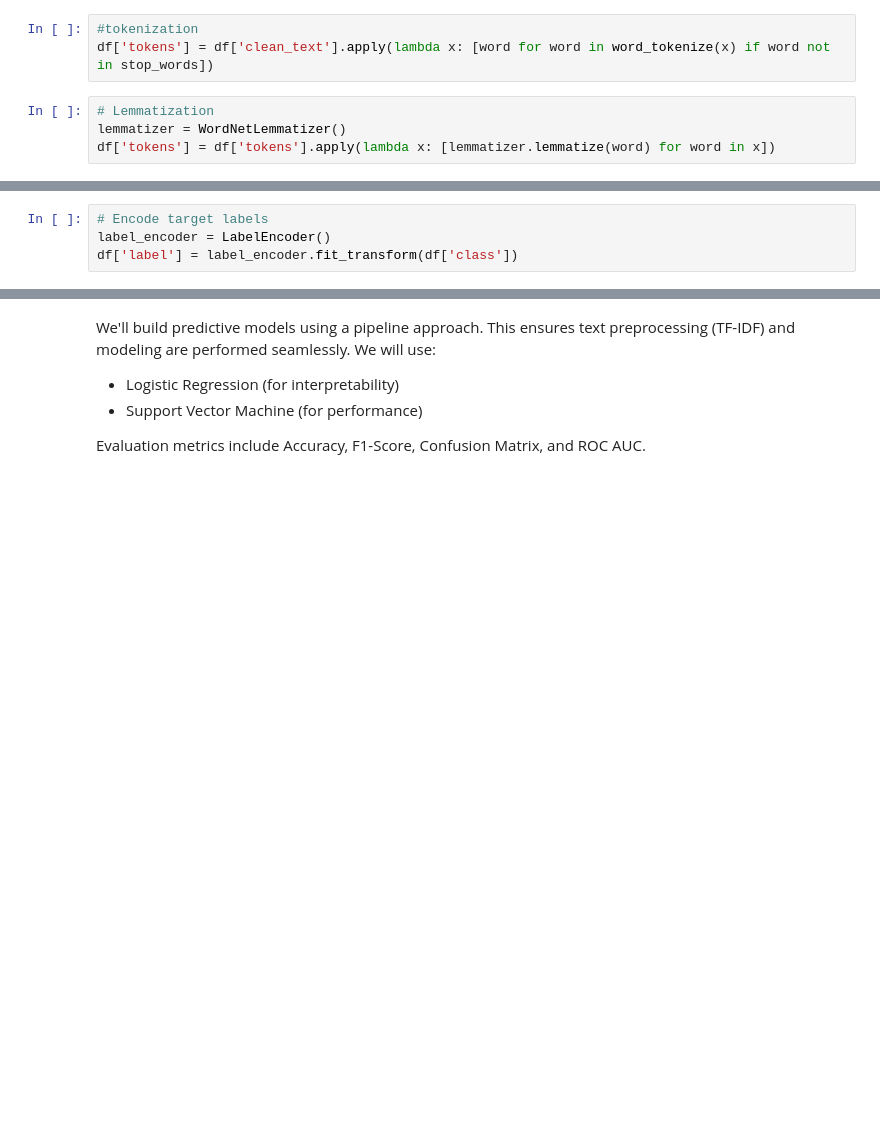
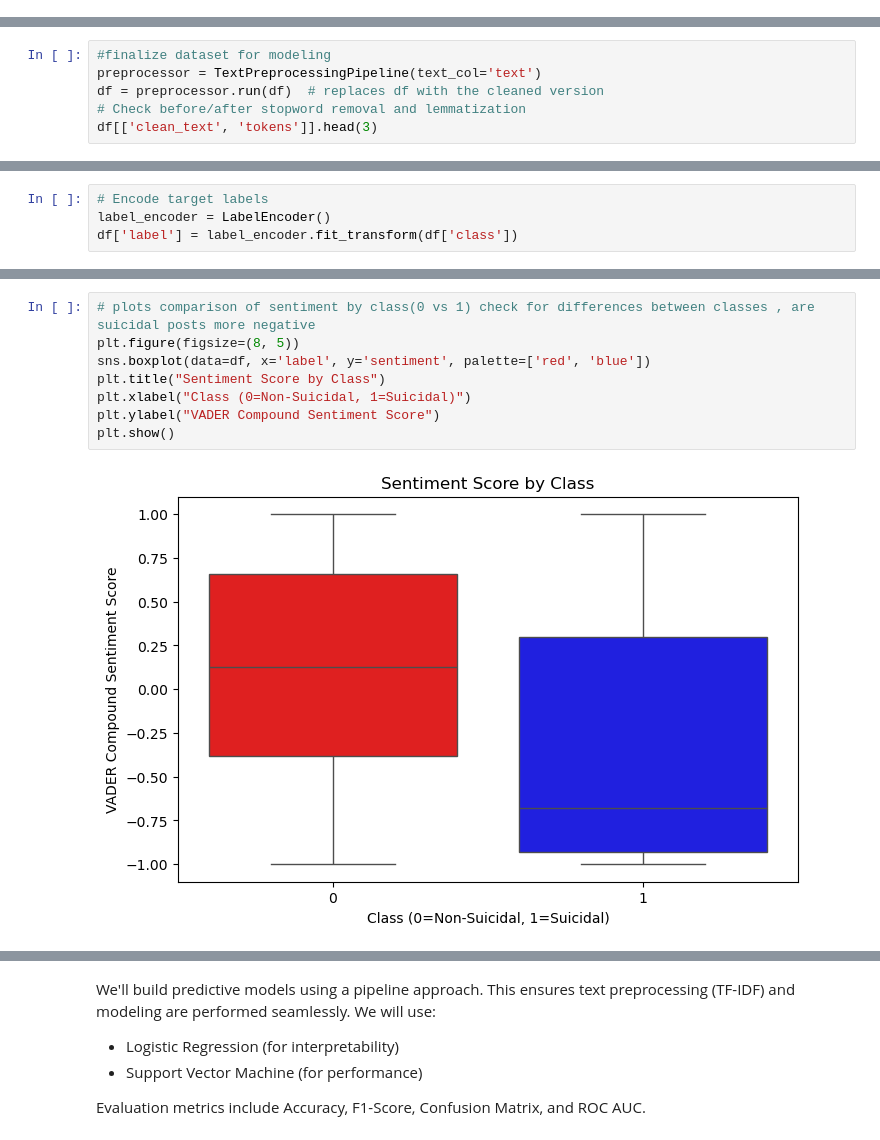
Before and after one commit to MichelleUsagi/PHASE-4-PROJECT-, a Jupyter notebook: notebook.ipynb, the cells around one changed output, grey strips where cells are left out. Drawn from its saved outputs; the diff is of its cells as text; blank space fills up the shorter version.

Commit message:
Restore: correct notebook version

```diff
--- a/notebook.ipynb
+++ b/notebook.ipynb
@@ -211,7 +254,0 @@ df = df[df['clean_text'].str.strip().str.len() > 0]
-# %%
-#tokenization
-df['tokens'] = df['clean_text'].apply(lambda x: [word for word in word_tokenize(x) if word not in stop_words])
-# %%
-# Lemmatization
-lemmatizer = WordNetLemmatizer()
-df['tokens'] = df['tokens'].apply(lambda x: [lemmatizer.lemmatize(word) for word in x])
@@ -217,0 +316,6 @@ df['tokens'] = df['tokens'].apply(lambda x: [lemmatizer.lemmatize(word) for word
+# %%
+#finalize dataset for modeling
+preprocessor = TextPreprocessingPipeline(text_col='text')
+df = preprocessor.run(df)  # replaces df with the cleaned version
+# Check before/after stopword removal and lemmatization
+df[['clean_text', 'tokens']].head(3)
@@ -283,0 +419,10 @@ plt.show()
+# %%
+# plots comparison of sentiment by class(0 vs 1) check for differences between classes , are suicidal posts more negative
+plt.figure(figsize=(8, 5))
+sns.boxplot(data=df, x='label', y='sentiment', palette=['red', 'blue'])
+plt.title("Sentiment Score by Class")
+plt.xlabel("Class (0=Non-Suicidal, 1=Suicidal)")
+plt.ylabel("VADER Compound Sentiment Score")
+plt.show()
+# %% [output]
+[figure, added]
```
Also changed, not shown: parts of 122 cells of this notebook.
